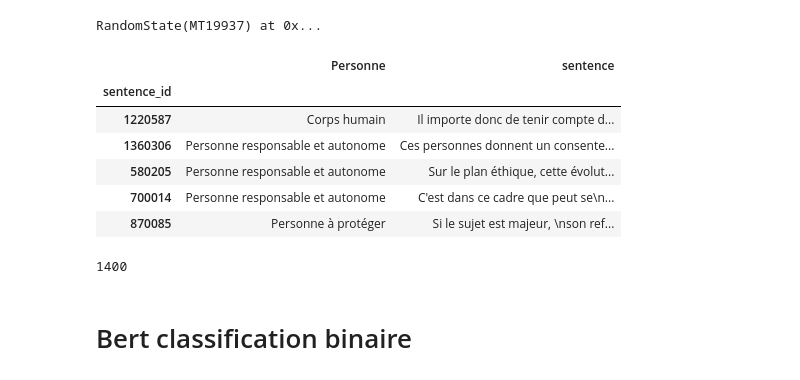
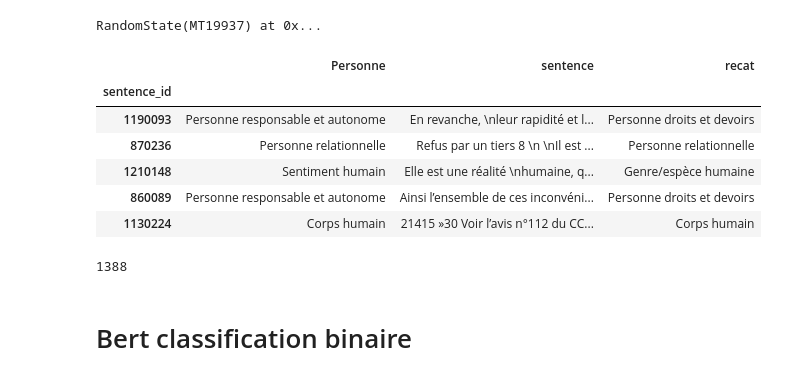
Before and after one commit to LeoMaurice/CCNE, a Jupyter notebook: src/LLM/bert_binaire.ipynb, the cells around one changed output. Saved outputs shown, nothing was run; the diff lists cells and outputs as text; code cells hidden in the pictures.

Commit message:
binaire with recat personne droits et devoirs

```diff
--- a/src/LLM/bert_binaire.ipynb
+++ b/src/LLM/bert_binaire.ipynb
@@ -40,27 +40,44 @@ torch.manual_seed(random_seed)
 sklearn.utils.check_random_state(random_seed)
 # %% [output]
 RandomState(MT19937) at 0x...
-# %%
-import pandas as pd
-
-current_annotations_file = "../../data/intermediate/annotations/personne_withSentence_1400annotations_2024-03-27_ActiveTigger.csv"
-
-annotations = pd.read_csv(current_annotations_file, dtype = {'sentence_id':'int',
-'Personne':'str','sentence':'str'}).set_index('sentence_id')
-
-annotations.head(5)
-# %% [output]
-|  | Personne | sentence |
-| sentence_id |  |  |
-| 1220587 | Corps humain | Il importe donc de tenir compte d... |
-| 1360306 | Personne responsable et autonome | Ces personnes donnent un consente... |
-| 580205 | Personne responsable et autonome | Sur le plan éthique, cette évolut... |
-| 700014 | Personne responsable et autonome | C'est dans ce cadre que peut se\n... |
-| 870085 | Personne à protéger | Si le sujet est majeur, \nson ref... |
+# %%
+import pandas as pd
+
+current_annotations_file = "../../data/intermediate/annotations/personne_withSentence_1400annotations_2024-06-03_ActiveTigger.csv"
+
+annotations_files = pd.read_csv(current_annotations_file, dtype = {'sentence_id':'int',
+'Personne':'str','sentence':'str'}).set_index('sentence_id')
+
+recat = {
+    "Corps humain":"Corps humain",
+    "Genre/espèce humaine":"Genre/espèce humaine",
+    "Individu ou sujet" : "Individu ou sujet",
+    "Personne à protéger":"Personne droits et devoirs",
+    "Personne responsable et autonome":"Personne droits et devoirs",
+    "Personne relationnelle":"Personne relationnelle",
+    "Sentiment humain":"Genre/espèce humaine",
+    "Poubelle" : "Poubelle"
+}
+
+frecat = lambda x: recat[x]
+annotations_files['recat']=annotations_files["Personne"].apply(frecat)
+
+
+annotations = annotations_files[~(annotations_files["recat"]=="Poubelle")]
+
+annotations.sample(5)
+# %% [output]
+|  | Personne | sentence | recat |
+| sentence_id |  |  |  |
+| 1190093 | Personne responsable et autonome | En revanche, \nleur rapidité et l... | Personne droits et devoirs |
+| 870236 | Personne relationnelle | Refus par un tiers 8 \n \nIl est ... | Personne relationnelle |
+| 1210148 | Sentiment humain | Elle est une réalité \nhumaine, q... | Genre/espèce humaine |
+| 860089 | Personne responsable et autonome | Ainsi l’ensemble de ces inconvéni... | Personne droits et devoirs |
+| 1130224 | Corps humain | 21415 »30 Voir l’avis n°112 du CC... | Corps humain |
 # %%
 len(annotations)
 # %% [output]
-1400
+1388
 # %% [markdown]
 # Bert classification binaire
 # %%
```
Also changed, not shown: parts of 4 cells of this notebook.
